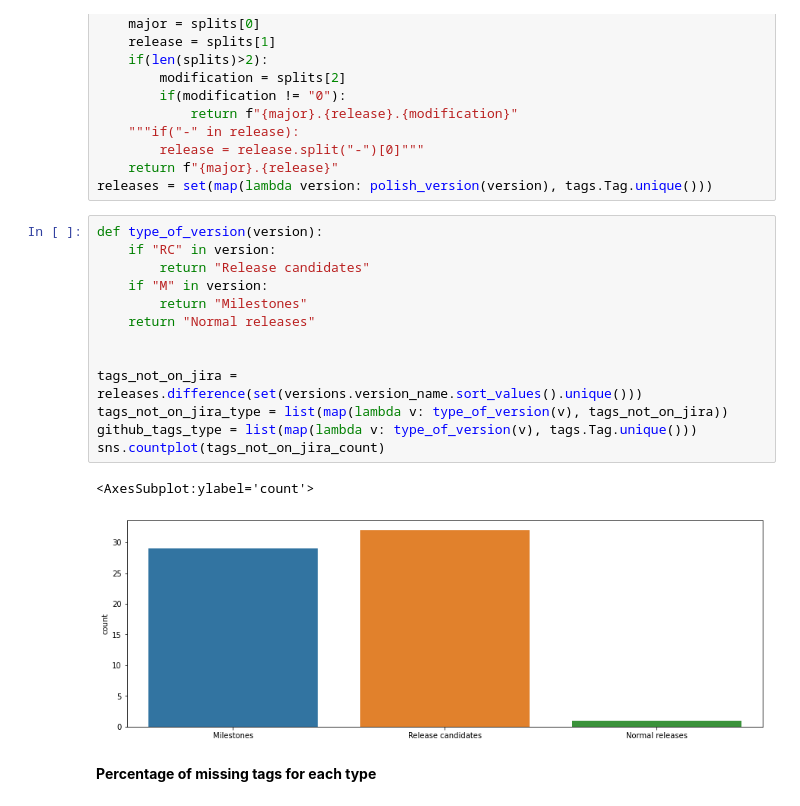
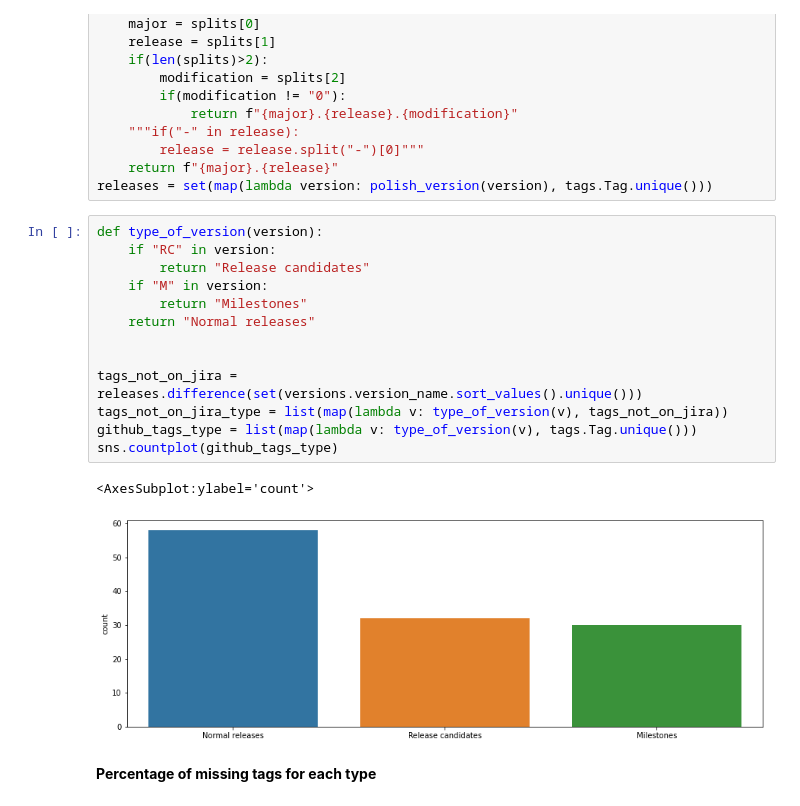
Before and after one commit to IncioMan/Continuous-Integration-metrics-for-post-release-bugs-prediction, a Jupyter notebook: notebooks/analysis/Jira_issue_analysis.ipynb, the cells around one changed output. Saved outputs shown, nothing was run; the diff lists cells and outputs as text.

```diff
--- a/notebooks/analysis/Jira_issue_analysis.ipynb
+++ b/notebooks/analysis/Jira_issue_analysis.ipynb
@@ -587,19 +597,19 @@ releases = set(map(lambda version: polish_version(version), tags.Tag.unique()))
 # %%
 def type_of_version(version):
     if "RC" in version:
         return "Release candidates"
     if "M" in version:
         return "Milestones"
     return "Normal releases"
 
 
 tags_not_on_jira = releases.difference(set(versions.version_name.sort_values().unique()))
 tags_not_on_jira_type = list(map(lambda v: type_of_version(v), tags_not_on_jira))
 github_tags_type = list(map(lambda v: type_of_version(v), tags.Tag.unique()))
-sns.countplot(tags_not_on_jira_count)
+sns.countplot(github_tags_type)
 # %% [output]
 <AxesSubplot:ylabel='count'>
-[figure, old version]
+[figure, new version]
 # %% [markdown]
 **Percentage of missing tags for each type**
 # %%
```
Also changed, not shown: parts of 19 cells of this notebook, 1 other file.
